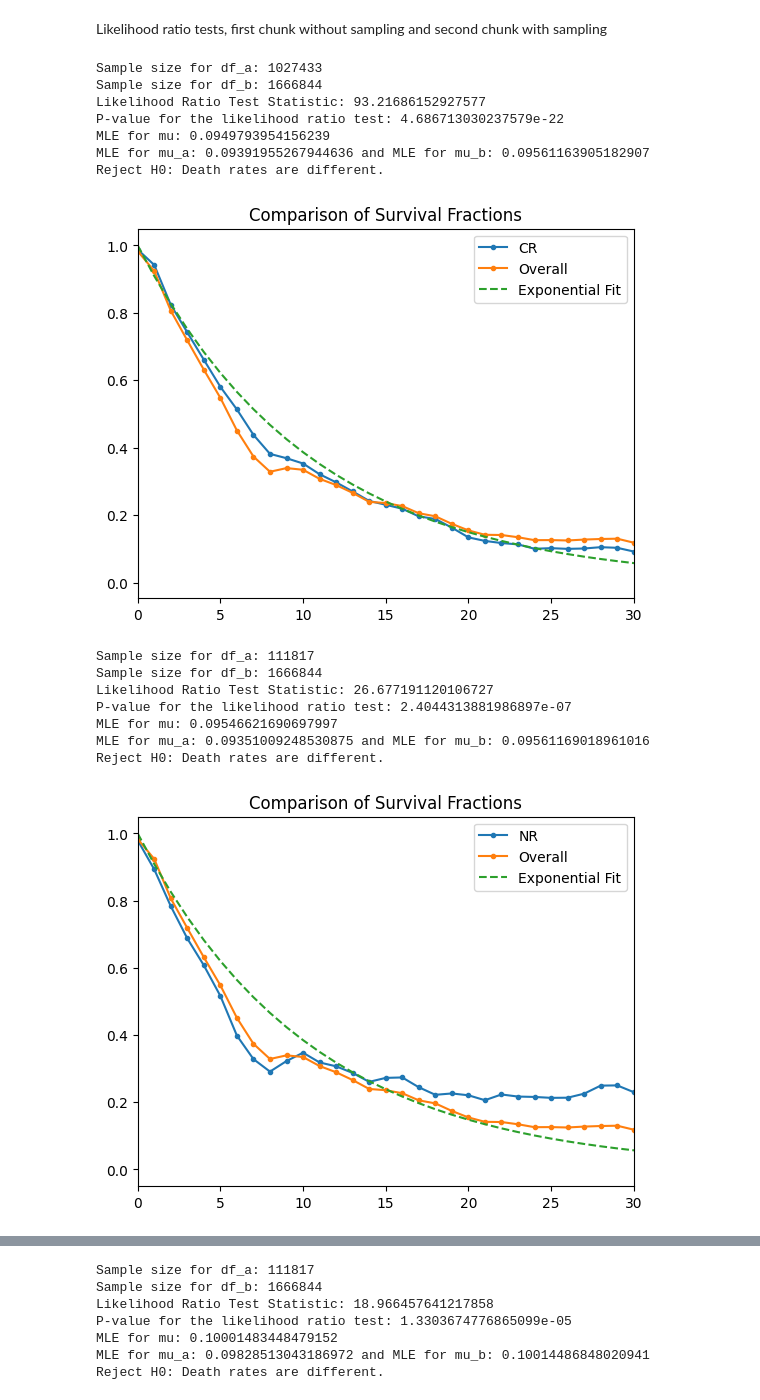
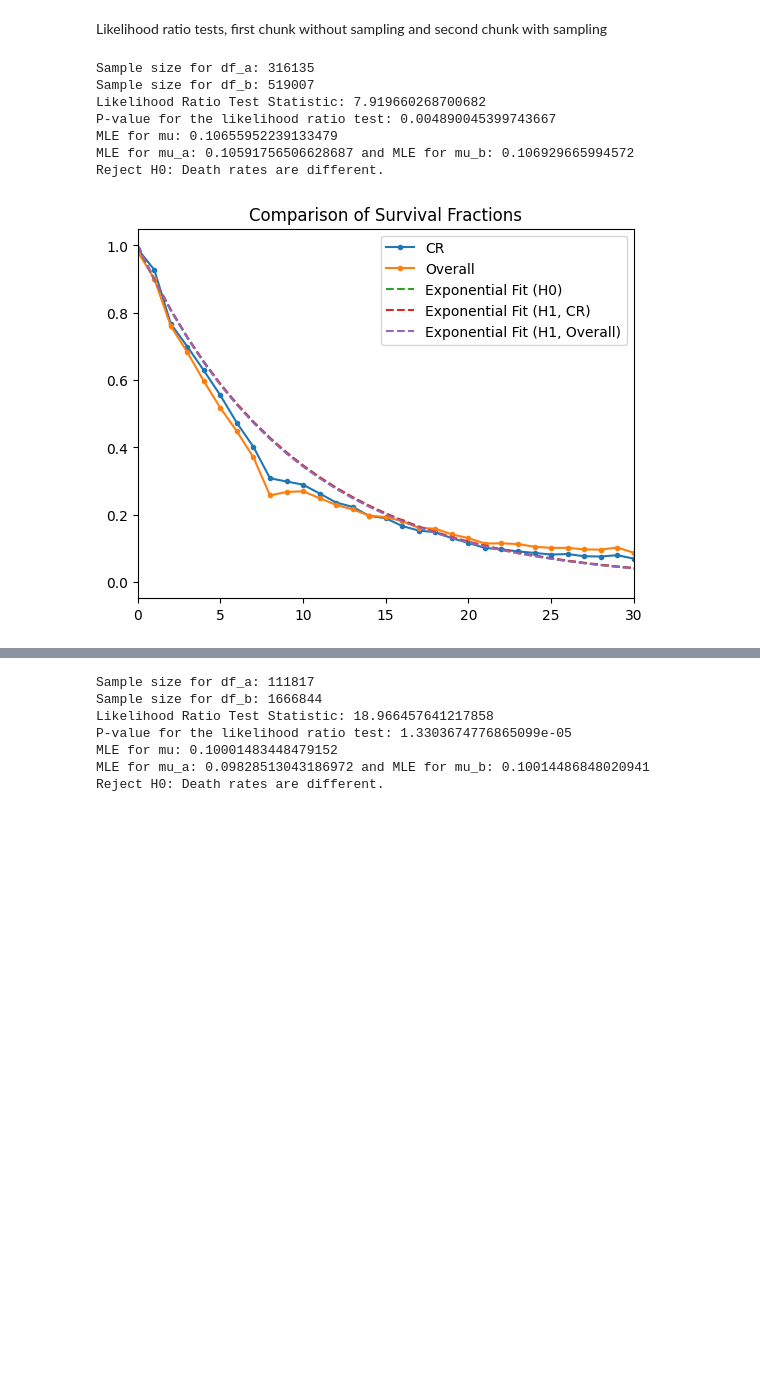
Before and after one commit to maxcyn/a-star, a Jupyter notebook: survival_fractions.ipynb, the cells around one changed output, grey strips where cells are left out. Drawn from its saved outputs; the diff is of its cells as text; code cells hidden in the pictures; blank space fills up the shorter version.

```diff
--- a/survival_fractions.ipynb
+++ b/survival_fractions.ipynb
@@ -111,7 +112,7 @@ def log_likelihood(mu, alive_counts, dead_counts):
     phi = 1 - mu # Say phi is the survival probability (i.e. phi = 1 - mu)
     log_p = 0
     for i in range(1, len(alive_counts)):
-        log_p += dead_counts[i]*(np.log(1-pow(phi, i))) + alive_counts[i] * i * np.log(phi)
+        log_p += dead_counts[i]*(np.log(1-pow(phi, i))) + alive_counts[i] * i * np.log(phi) + math.log(math.comb(alive_counts[i] + dead_counts[i], dead_counts[i]))
     return log_p
 
 def neg_log_likelihood(params, alive_counts1, dead_counts1, alive_counts2, dead_counts2):
@@ -319,50 +320,45 @@ def plot_exponential(mu, *, label='Exponential Fit', linestyle='--'):
 Likelihood ratio tests, first chunk without sampling and second chunk with sampling
 # %%
 region_list = ['CR', 'NR', 'WR', 'ER', 'NER']
-for region1 in region_list:
-    df_a = filter_dataframe('Region', region1)
-    df_b = df_analysis.copy()
+# for region1 in region_list:
+region1 = 'CR'
+df_a = filter_dataframe('Region', region1, category2='Sector', filter2='G')
+df_b = filter_dataframe('Sector', 'G')
 
-    print(f'Sample size for df_a: {len(df_a)}')
-    print(f'Sample size for df_b: {len(df_b)}')
+print(f'Sample size for df_a: {len(df_a)}')
+print(f'Sample size for df_b: {len(df_b)}')
 
-    # Perform the likelihood ratio test
-    lrt_statistic, p_value, mu_mle, mu_1, mu_2 = likelihood_ratio_test(df_a, df_b)
-    print(f'Likelihood Ratio Test Statistic: {lrt_statistic}')
-    print(f'P-value for the likelihood ratio test: {p_value}')
-    print(f'MLE for mu: {mu_mle}') # Under H0
-    print(f'MLE for mu_a: {mu_1} and MLE for mu_b: {mu_2}') # Under H1
+# Perform the likelihood ratio test
+lrt_statistic, p_value, mu_mle, mu_1, mu_2 = likelihood_ratio_test(df_a, df_b)
+print(f'Likelihood Ratio Test Statistic: {lrt_statistic}')
+print(f'P-value for the likelihood ratio test: {p_value}')
+print(f'MLE for mu: {mu_mle}') # Under H0
+print(f'MLE for mu_a: {mu_1} and MLE for mu_b: {mu_2}') # Under H1
 
-    # Conclusion based on p-value
-    if p_value < 0.05:
-        print("Reject H0: Death rates are different.")
-    else:
-        print("Fail to reject H0: Death rates are not significantly different.")
+# Conclusion based on p-value
+if p_value < 0.05:
+    print("Reject H0: Death rates are different.")
+else:
+    print("Fail to reject H0: Death rates are not significantly different.")
 
-    # Plot survival fractions against age
-    plot_survival_fractions(df_a, label = region1)
-    plot_survival_fractions(df_b, label = 'Overall')
-    # Plot the exponential survival function
-    plot_exponential(mu_mle)
+# Plot survival fractions against age
+plot_survival_fractions(df_a, label = region1)
+plot_survival_fractions(df_b, label = 'Overall')
+# Plot the exponential survival function
+plot_exponential(mu_mle, label='Exponential Fit (H0)', linestyle='--')
+plot_exponential(mu_1, label='Exponential Fit (H1, CR)')
+plot_exponential(mu_2, label='Exponential Fit (H1, Overall)')
 
-    plt.title('Comparison of Survival Fractions')
-    plt.xlim(0, 30) # since survival fractions are approximately monotonic only to about age 30
-    plt.legend()
-    plt.show()
+plt.title('Comparison of Survival Fractions')
+plt.xlim(0, 30) # since survival fractions are approximately monotonic only to about age 30
+plt.legend()
+plt.show()
 # %% [output]
-Sample size for df_a: 1027433
-Sample size for df_b: 1666844
-Likelihood Ratio Test Statistic: 93.21686152927577
-P-value for the likelihood ratio test: 4.686713030237579e-22
-MLE for mu: 0.0949793954156239
-MLE for mu_a: 0.09391955267944636 and MLE for mu_b: 0.09561163905182907
+Sample size for df_a: 316135
+Sample size for df_b: 519007
+Likelihood Ratio Test Statistic: 7.919660268700682
+P-value for the likelihood ratio test: 0.004890045399743667
+MLE for mu: 0.10655952239133479
+MLE for mu_a: 0.10591756506628687 and MLE for mu_b: 0.106929665994572
 Reject H0: Death rates are different.
-[figure, old version]
+[figure, new version]
-Sample size for df_a: 111817
-Sample size for df_b: 1666844
-Likelihood Ratio Test Statistic: 26.677191120106727
-P-value for the likelihood ratio test: 2.4044313881986897e-07
-MLE for mu: 0.09546621690697997
-MLE for mu_a: 0.09351009248530875 and MLE for mu_b: 0.09561169018961016
-Reject H0: Death rates are different.
-[figure, removed]
```
Also changed, not shown: parts of 14 cells of this notebook.
